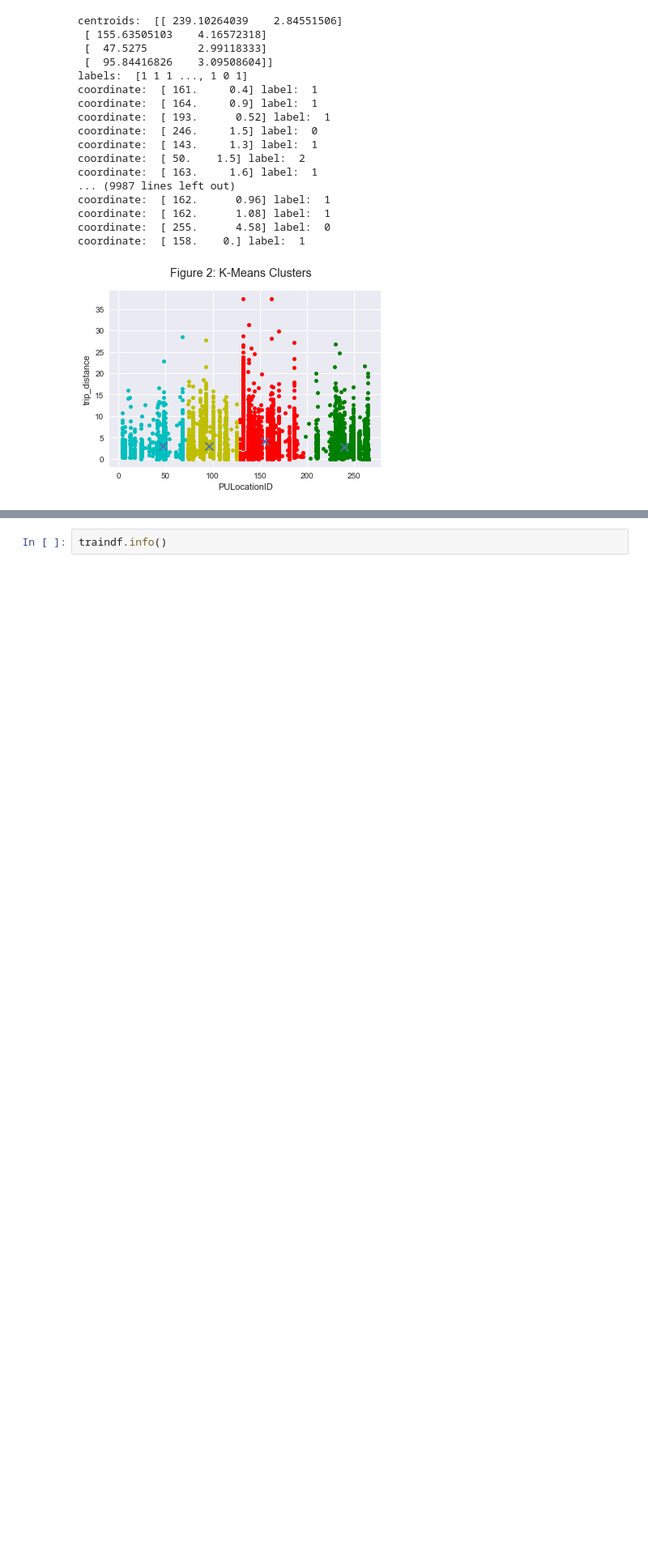
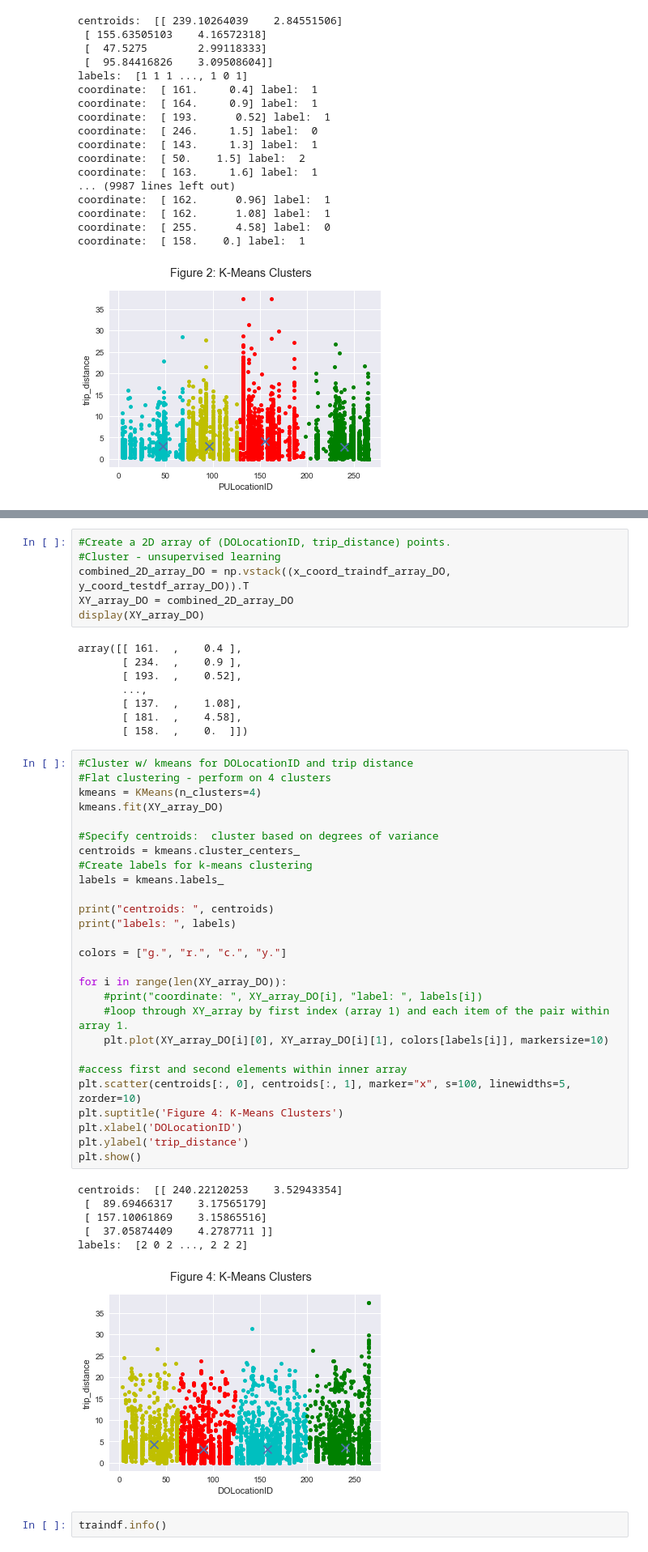
Before and after one commit to peter-z-wang/NYC-Taxi-Data, a Jupyter notebook: source_code/Taxi_Data_KMeans_Clustering.ipynb, the cells around one changed output, grey strips where cells are left out. Shown at 81% size. Saved outputs shown, nothing was run; the diff lists cells and outputs as text; blank space fills up the shorter version.

```diff
--- a/source_code/Taxi_Data_KMeans_Clustering.ipynb
+++ b/source_code/Taxi_Data_KMeans_Clustering.ipynb
@@ -111,3 +131,51 @@ coordinate:  [ 158.    0.] label:  1
+# %%
+#Create a 2D array of (DOLocationID, trip_distance) points.
+#Cluster - unsupervised learning
+combined_2D_array_DO = np.vstack((x_coord_traindf_array_DO, y_coord_testdf_array_DO)).T
+XY_array_DO = combined_2D_array_DO
+display(XY_array_DO)
+# %% [output]
+array([[ 161.  ,    0.4 ],
+       [ 234.  ,    0.9 ],
+       [ 193.  ,    0.52],
+       ...,
+       [ 137.  ,    1.08],
+       [ 181.  ,    4.58],
+       [ 158.  ,    0.  ]])
+# %%
+#Cluster w/ kmeans for DOLocationID and trip distance
+#Flat clustering - perform on 4 clusters
+kmeans = KMeans(n_clusters=4)
+kmeans.fit(XY_array_DO)
+
+#Specify centroids:  cluster based on degrees of variance
+centroids = kmeans.cluster_centers_
+#Create labels for k-means clustering
+labels = kmeans.labels_
+
+print("centroids: ", centroids)
+print("labels: ", labels)
+
+colors = ["g.", "r.", "c.", "y."]
+
+for i in range(len(XY_array_DO)):
+    #print("coordinate: ", XY_array_DO[i], "label: ", labels[i])
+    #loop through XY_array by first index (array 1) and each item of the pair within array 1.
+    plt.plot(XY_array_DO[i][0], XY_array_DO[i][1], colors[labels[i]], markersize=10)
+
+#access first and second elements within inner array
+plt.scatter(centroids[:, 0], centroids[:, 1], marker="x", s=100, linewidths=5, zorder=10)
+plt.suptitle('Figure 4: K-Means Clusters')
+plt.xlabel('DOLocationID')
+plt.ylabel('trip_distance')
+plt.show()
+# %% [output]
+centroids:  [[ 240.22120253    3.52943354]
+ [  89.69466317    3.17565179]
+ [ 157.10061869    3.15865516]
+ [  37.05874409    4.2787711 ]]
+labels:  [2 0 2 ..., 2 2 2]
+[figure, added]
 # %%
 traindf.info()
 # %% [output]
```
Also changed, not shown: parts of 4 cells of this notebook.
